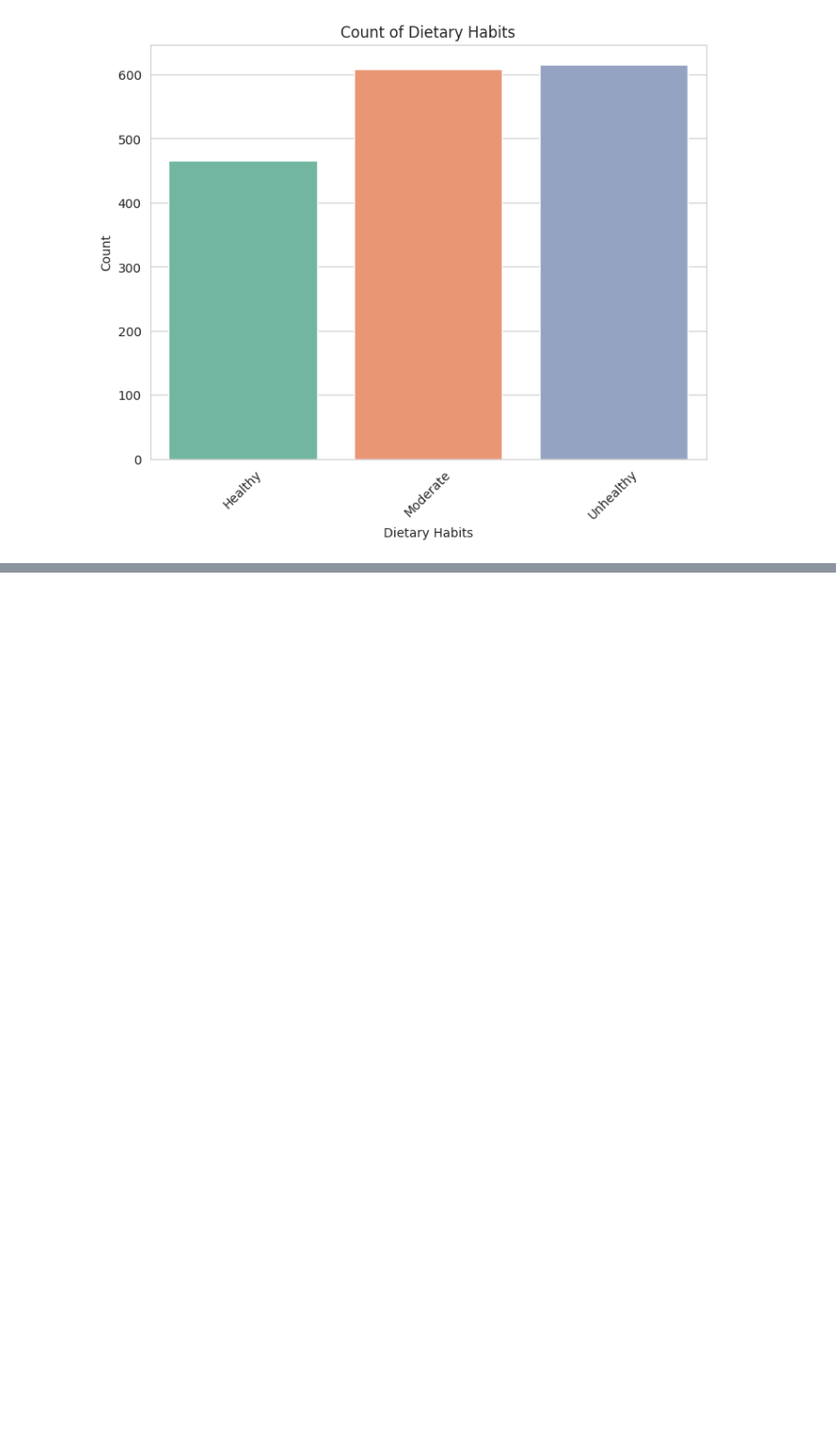
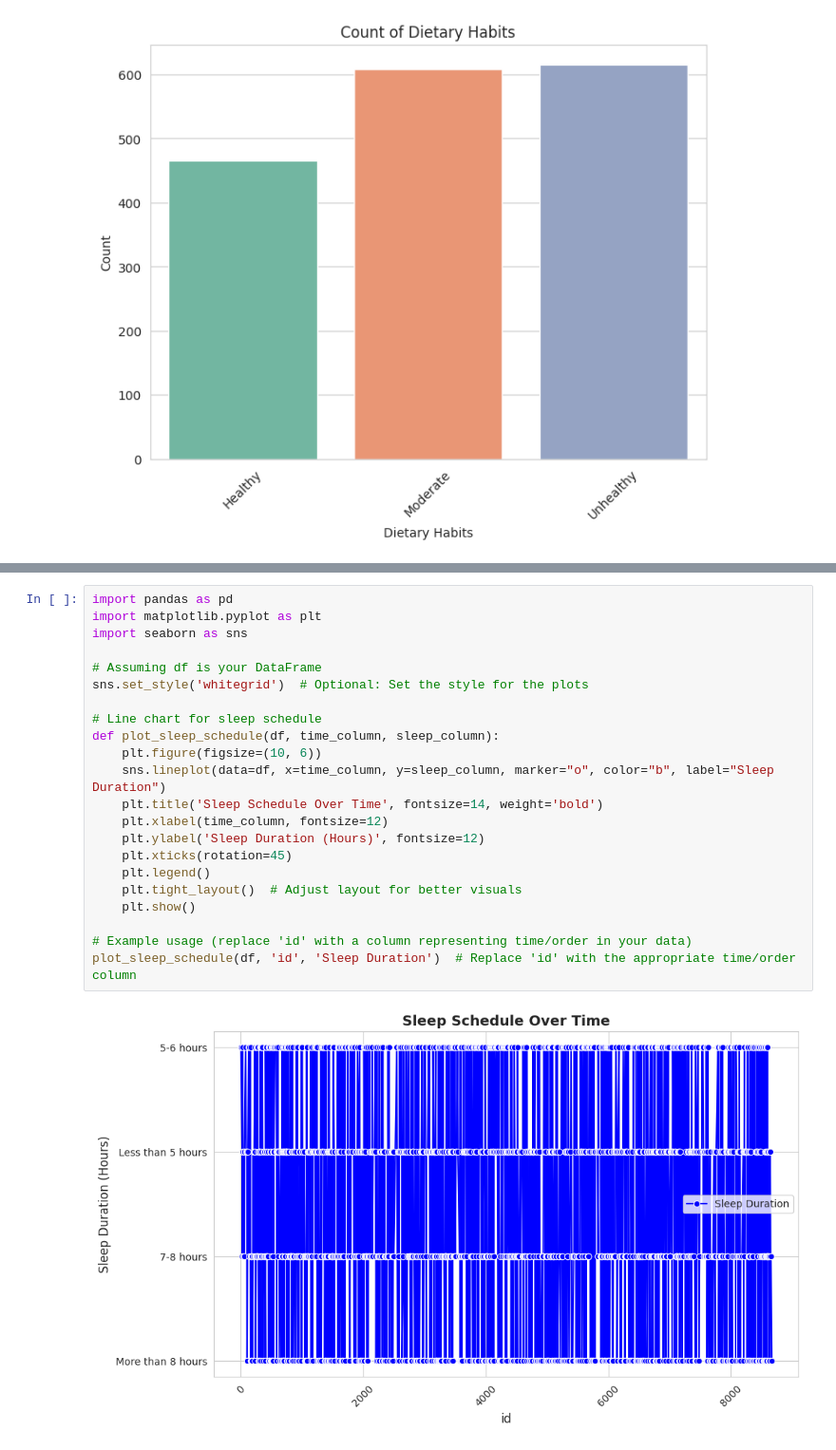
Before and after one commit to DeekshaMoolya1004/DANLC-Labs, a Jupyter notebook: chapter_appendix-tools-for-deep-learning/jupyter.ipynb, the cells around one changed output, grey strips where cells are left out. Shown at 95% size. Drawn from its saved outputs; the diff is of its cells as text; blank space fills up the shorter version.

```diff
--- a/chapter_appendix-tools-for-deep-learning/jupyter.ipynb
+++ b/chapter_appendix-tools-for-deep-learning/jupyter.ipynb
@@ -301,0 +189,24 @@ plt.show()
+# %%
+import pandas as pd
+import matplotlib.pyplot as plt
+import seaborn as sns
+
+# Assuming df is your DataFrame
+sns.set_style('whitegrid')  # Optional: Set the style for the plots
+
+# Line chart for sleep schedule
+def plot_sleep_schedule(df, time_column, sleep_column):
+    plt.figure(figsize=(10, 6))
+    sns.lineplot(data=df, x=time_column, y=sleep_column, marker="o", color="b", label="Sleep Duration")
+    plt.title('Sleep Schedule Over Time', fontsize=14, weight='bold')
+    plt.xlabel(time_column, fontsize=12)
+    plt.ylabel('Sleep Duration (Hours)', fontsize=12)
+    plt.xticks(rotation=45)
+    plt.legend()
+    plt.tight_layout()  # Adjust layout for better visuals
+    plt.show()
+
+# Example usage (replace 'id' with a column representing time/order in your data)
+plot_sleep_schedule(df, 'id', 'Sleep Duration')  # Replace 'id' with the appropriate time/order column
+# %% [output]
+[figure, added]
```
Also changed, not shown: parts of 14 cells of this notebook.
